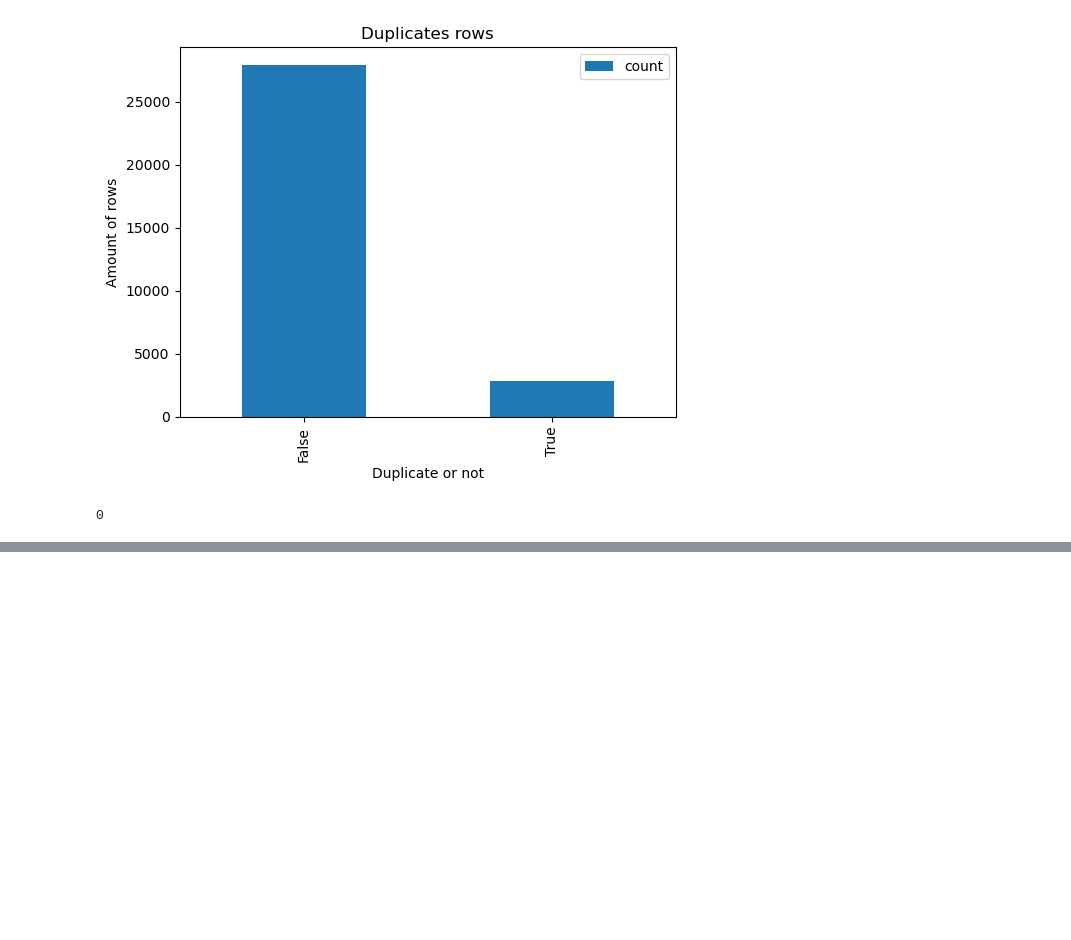
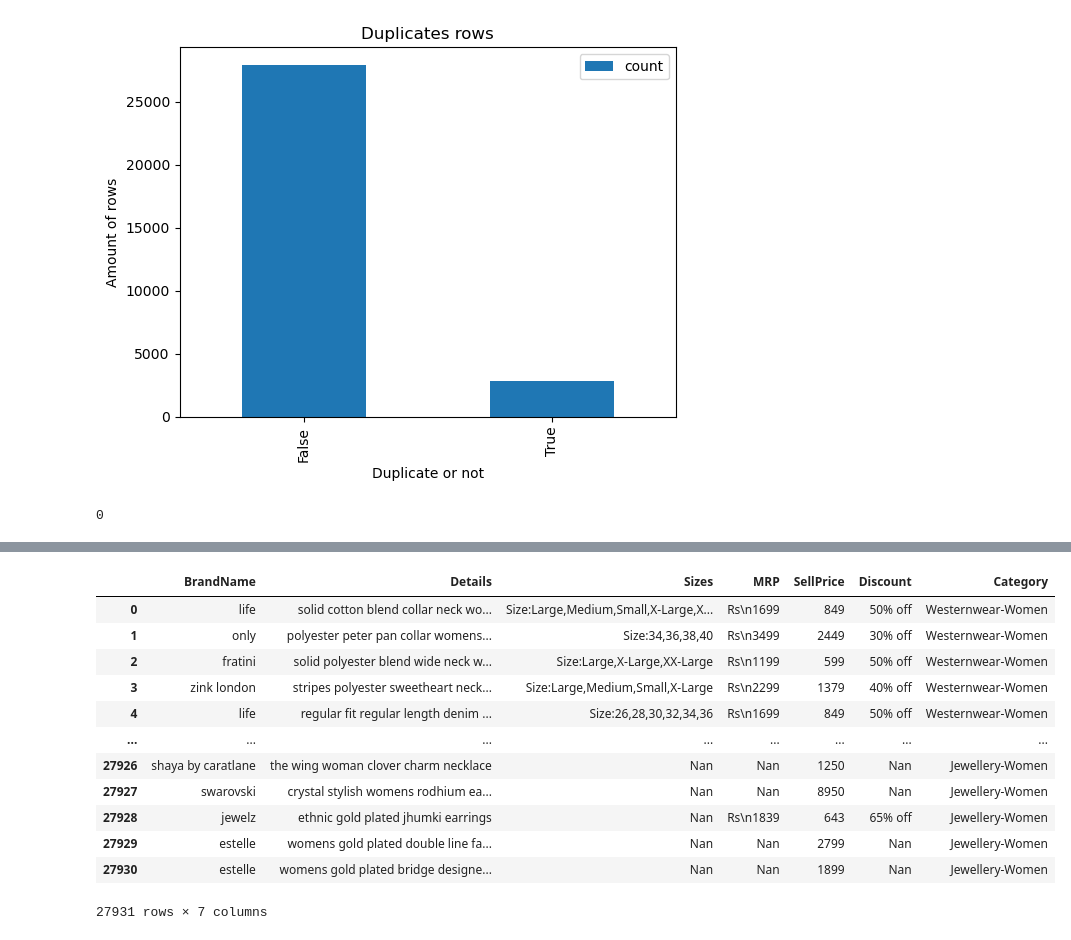
Before and after one commit to samwanyua/Data-cleanig-E-commerce-Dataset-with-30k-products, a Jupyter notebook: Notebook.ipynb, the cells around one changed output, grey strips where cells are left out. Cells and saved outputs as stored; diff of their text form; code cells hidden in the pictures; blank space fills up the shorter version.

Commit message:
Reset index

```diff
--- a/Notebook.ipynb
+++ b/Notebook.ipynb
@@ -116,0 +133,17 @@ data.duplicated().sum()
+# %%
+# reset index
+data.reset_index().drop(columns="index")
+# %% [output]
+|  | BrandName | Details | Sizes | MRP | SellPrice | Discount | Category |
+| 0 | life | solid cotton blend collar neck wo... | Size:Large,Medium,Small,X-Large,X... | Rs\n1699 | 849 | 50% off | Westernwear-Women |
+| 1 | only | polyester peter pan collar womens... | Size:34,36,38,40 | Rs\n3499 | 2449 | 30% off | Westernwear-Women |
+| 2 | fratini | solid polyester blend wide neck w... | Size:Large,X-Large,XX-Large | Rs\n1199 | 599 | 50% off | Westernwear-Women |
+| 3 | zink london | stripes polyester sweetheart neck... | Size:Large,Medium,Small,X-Large | Rs\n2299 | 1379 | 40% off | Westernwear-Women |
+| 4 | life | regular fit regular length denim ... | Size:26,28,30,32,34,36 | Rs\n1699 | 849 | 50% off | Westernwear-Women |
+| ... | ... | ... | ... | ... | ... | ... | ... |
+| 27926 | shaya by caratlane | the wing woman clover charm necklace | Nan | Nan | 1250 | Nan | Jewellery-Women |
+| 27927 | swarovski | crystal stylish womens rodhium ea... | Nan | Nan | 8950 | Nan | Jewellery-Women |
+| 27928 | jewelz | ethnic gold plated jhumki earrings | Nan | Rs\n1839 | 643 | 65% off | Jewellery-Women |
+| 27929 | estelle | womens gold plated double line fa... | Nan | Nan | 2799 | Nan | Jewellery-Women |
+| 27930 | estelle | womens gold plated bridge designe... | Nan | Nan | 1899 | Nan | Jewellery-Women |
+27931 rows × 7 columns
```
Also changed, not shown: parts of 1 cell of this notebook.
